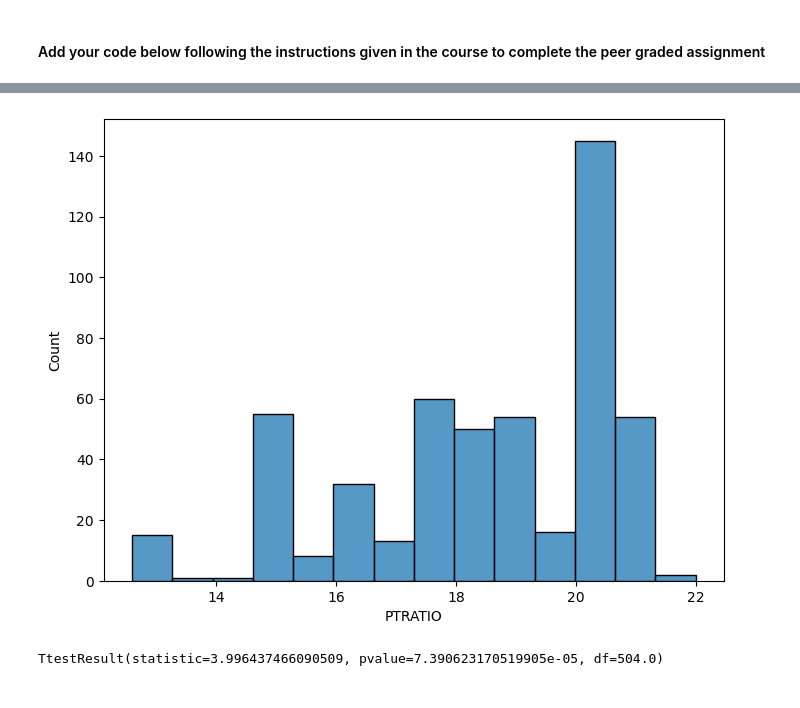
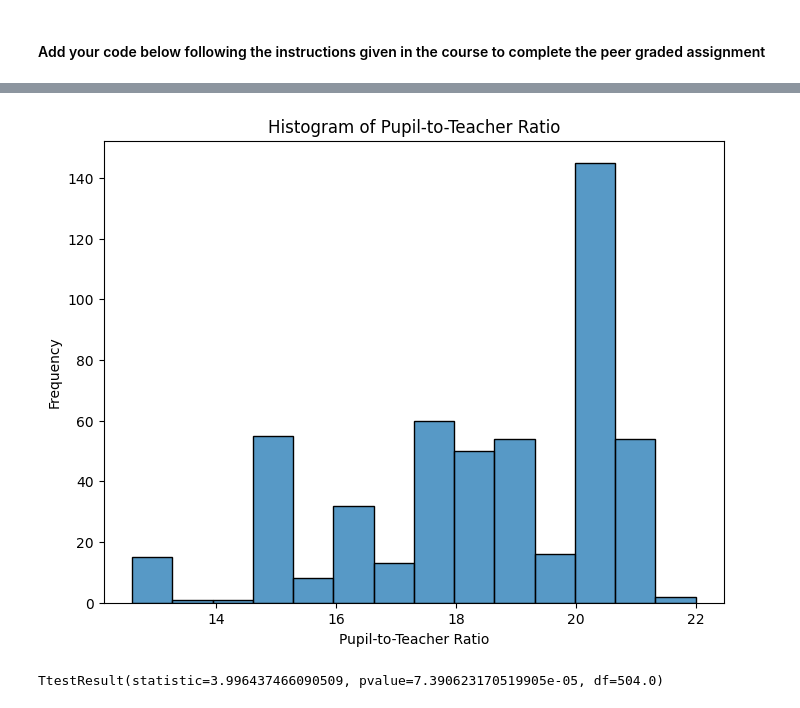
Before and after one commit to todo25/python_sc, a Jupyter notebook: Optional_Peer_Graded_Assignment.jupyterlite.ipynb, the cells around one changed output, grey strips where cells are left out. Drawn from its saved outputs; the diff is of its cells as text; code cells hidden in the pictures.

```diff
--- a/Optional_Peer_Graded_Assignment.jupyterlite.ipynb
+++ b/Optional_Peer_Graded_Assignment.jupyterlite.ipynb
@@ -71,10 +82,13 @@ pyplot.show()
 # %%
 # Create a histogram for the pupil to teacher ratio variable
 pyplot.figure(figsize=(8, 6))
+pyplot.xlabel("Pupil-to-Teacher Ratio")
+pyplot.ylabel("Frequency")
+pyplot.title("Histogram of Pupil-to-Teacher Ratio")
 sns.histplot(boston_df['PTRATIO'])
 pyplot.show()
 # %% [output]
-[figure, old version]
+[figure, new version]
 # %%
 #Is there a significant difference in median value of houses bounded by the Charles river or not? (T-test for independent samples)
 medv_yes = boston_df[boston_df['CHAS'] == 1]['MEDV']
```
Also changed, not shown: parts of 8 cells of this notebook.
